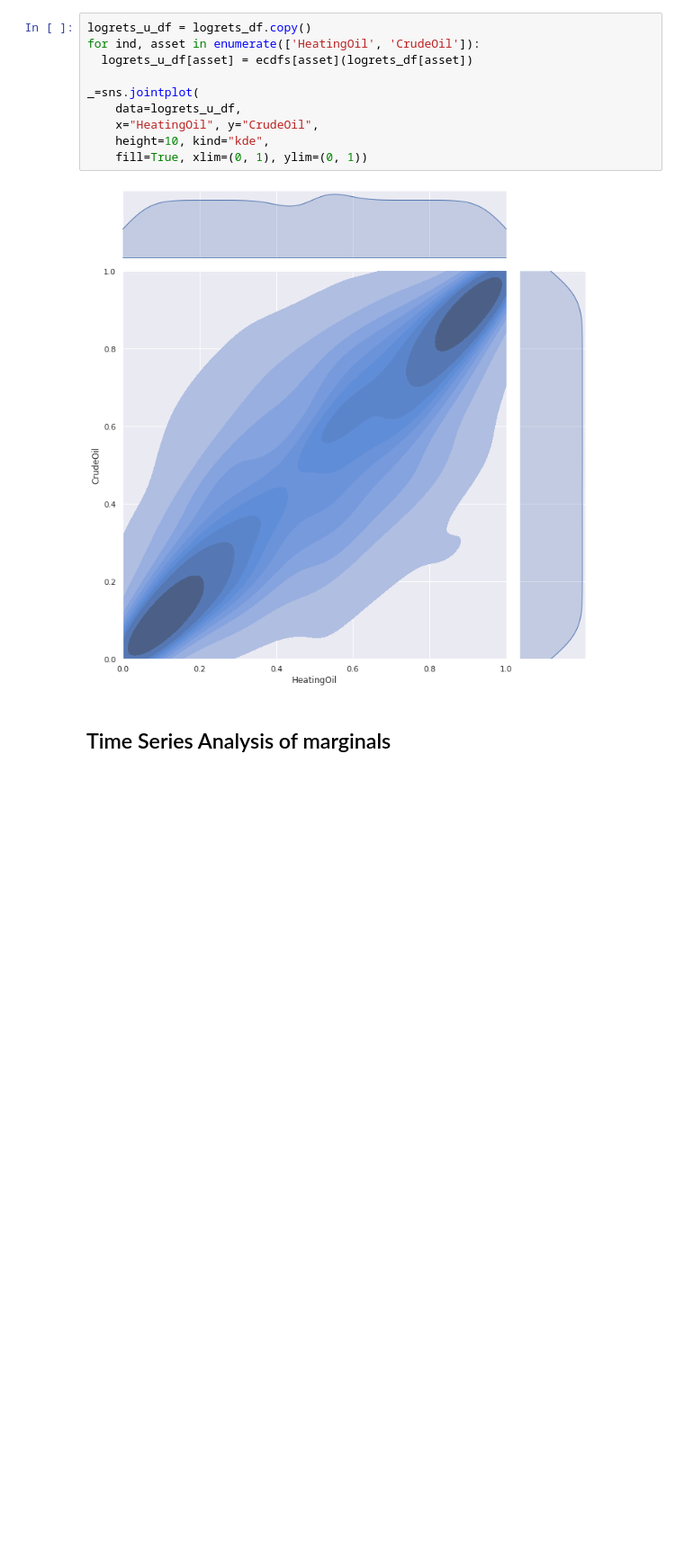
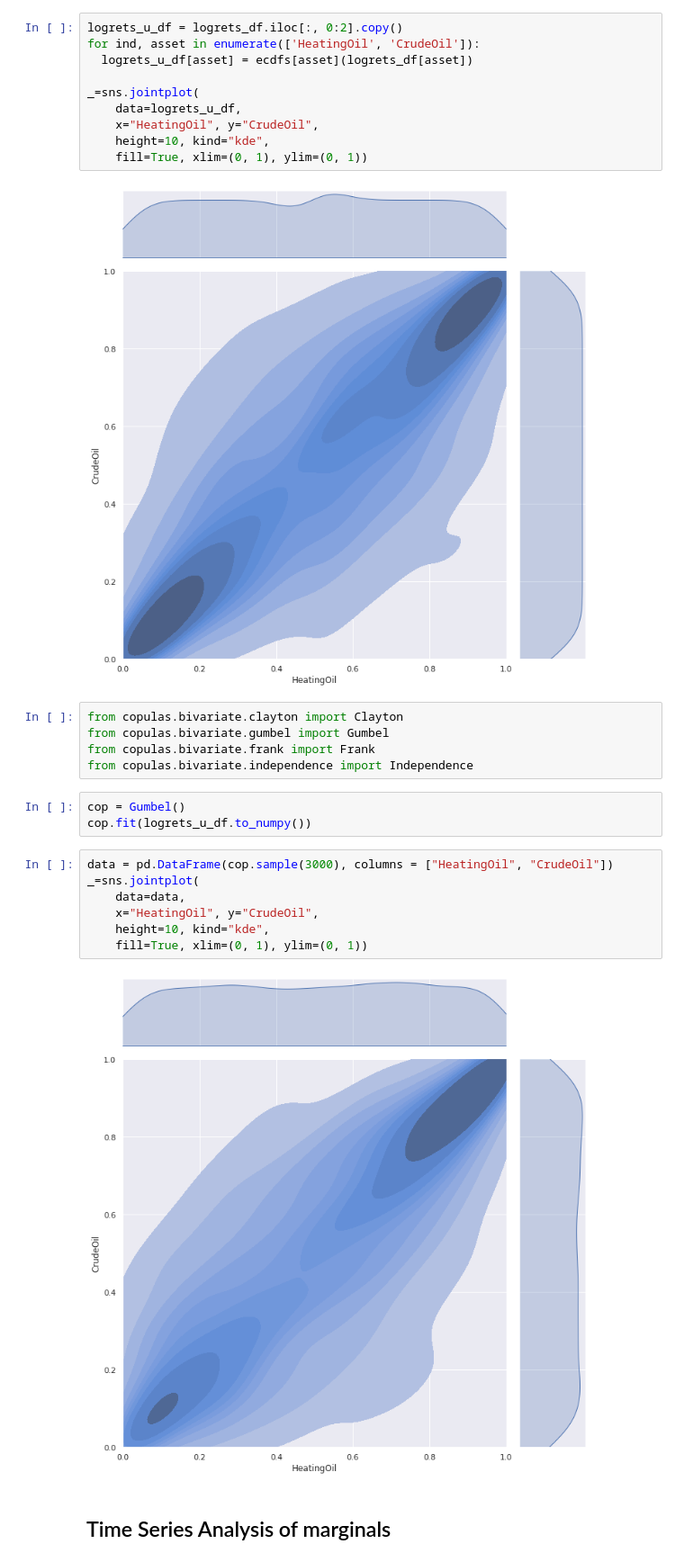
Before and after one commit to PiotMik/spread-options, a Jupyter notebook: Copulas.ipynb, the cells around one changed output. Shown: that part at 90% size. Saved outputs shown, nothing was run; the diff lists cells and outputs as text; blank space fills up the shorter version.

```diff
--- a/Copulas.ipynb
+++ b/Copulas.ipynb
@@ -168,7 +186,7 @@ plt.suptitle("Empirical CDFs")
 Text(0.5, 0.98, 'Empirical CDFs')
 [figure]
 # %%
-logrets_u_df = logrets_df.copy()
+logrets_u_df = logrets_df.iloc[:, 0:2].copy()
 for ind, asset in enumerate(['HeatingOil', 'CrudeOil']):
   logrets_u_df[asset] = ecdfs[asset](logrets_df[asset])
 
@@ -179,6 +197,23 @@ _=sns.jointplot(
     fill=True, xlim=(0, 1), ylim=(0, 1))
 # %% [output]
 [figure]
+# %%
+from copulas.bivariate.clayton import Clayton
+from copulas.bivariate.gumbel import Gumbel
+from copulas.bivariate.frank import Frank
+from copulas.bivariate.independence import Independence
+# %%
+cop = Gumbel()
+cop.fit(logrets_u_df.to_numpy())
+# %%
+data = pd.DataFrame(cop.sample(3000), columns = ["HeatingOil", "CrudeOil"])
+_=sns.jointplot(
+    data=data,
+    x="HeatingOil", y="CrudeOil",
+    height=10, kind="kde",
+    fill=True, xlim=(0, 1), ylim=(0, 1))
+# %% [output]
+[figure, added]
 # %% [markdown]
 ## Time Series Analysis of marginals
 # %%
```
Also changed, not shown: parts of 7 cells of this notebook.
